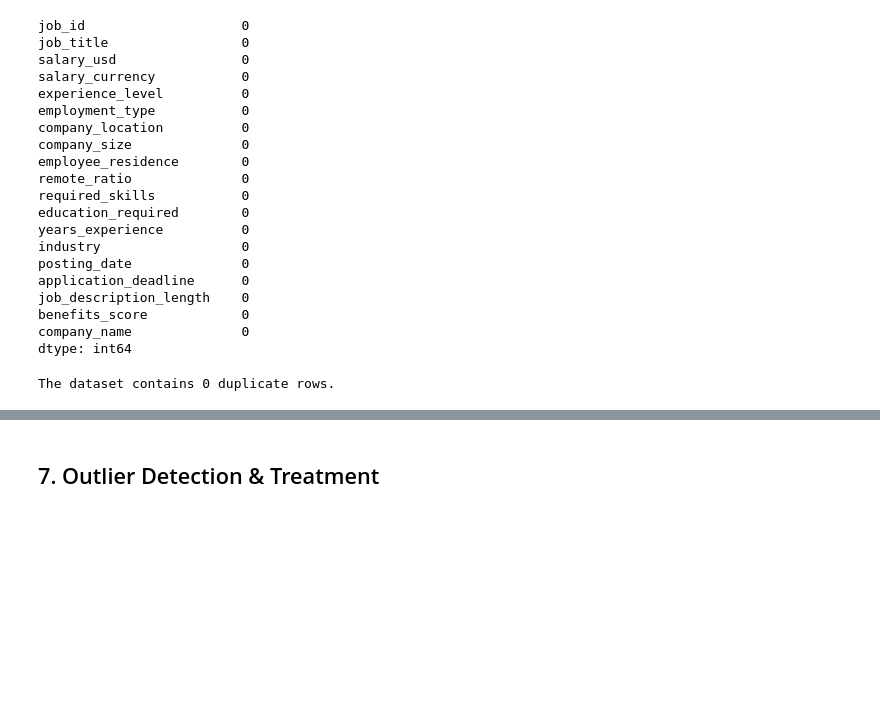
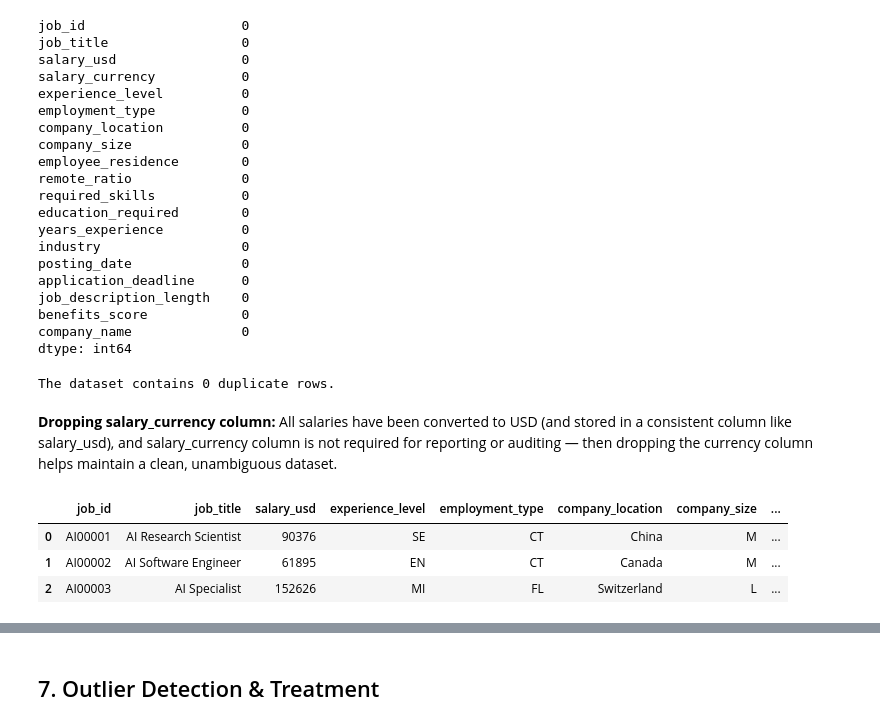
Before and after one commit to tanzilachand/Global-_AI_Job_Market_Salary_Trends_2025, a Jupyter notebook: jupyter_notebooks/ETL.ipynb, the cells around one changed output, grey strips where cells are left out. Drawn from its saved outputs; the diff is of its cells as text; code cells hidden in the pictures; blank space fills up the shorter version.

```diff
--- a/jupyter_notebooks/ETL.ipynb
+++ b/jupyter_notebooks/ETL.ipynb
@@ -176,3 +176,14 @@ The dataset contains 0 duplicate rows.
 #datetime conversion
 df['posting_date'] = pd.to_datetime(df['posting_date'])
 df['application_deadline'] = pd.to_datetime(df['application_deadline'])
+# %% [markdown]
+**Dropping salary_currency column:** All salaries have been converted to USD (and stored in a consistent column like salary_usd), and salary_currency column is not required for reporting or auditing — then dropping the currency column helps maintain a clean, unambiguous dataset.
+# %%
+# Drop the 'salary_currency' column after confirming salaries are standardized in USD
+df = df.drop(columns=['salary_currency'])
+df.head(3)
+# %% [output]
+|  | job_id | job_title | salary_usd | experience_level | employment_type | company_location | company_size | ... |
+| 0 | AI00001 | AI Research Scientist | 90376 | SE | CT | China | M | ... |
+| 1 | AI00002 | AI Software Engineer | 61895 | EN | CT | Canada | M | ... |
+| 2 | AI00003 | AI Specialist | 152626 | MI | FL | Switzerland | L | ... |
```
Also changed, not shown: parts of 5 cells of this notebook, 1 other file.
